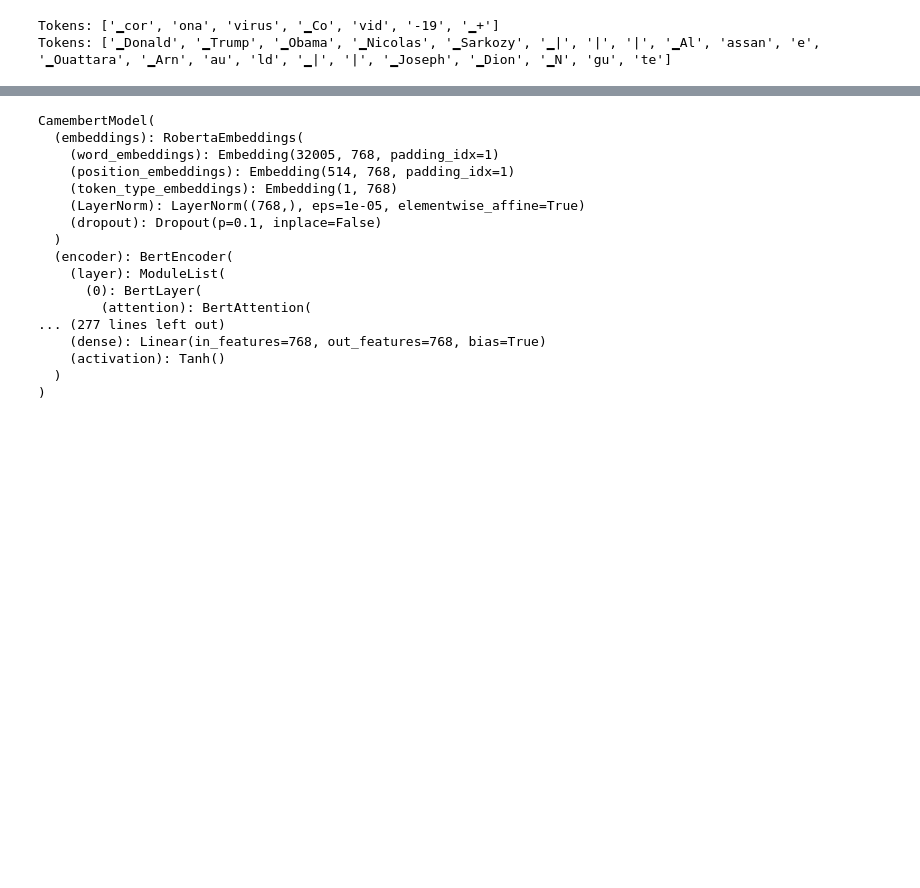
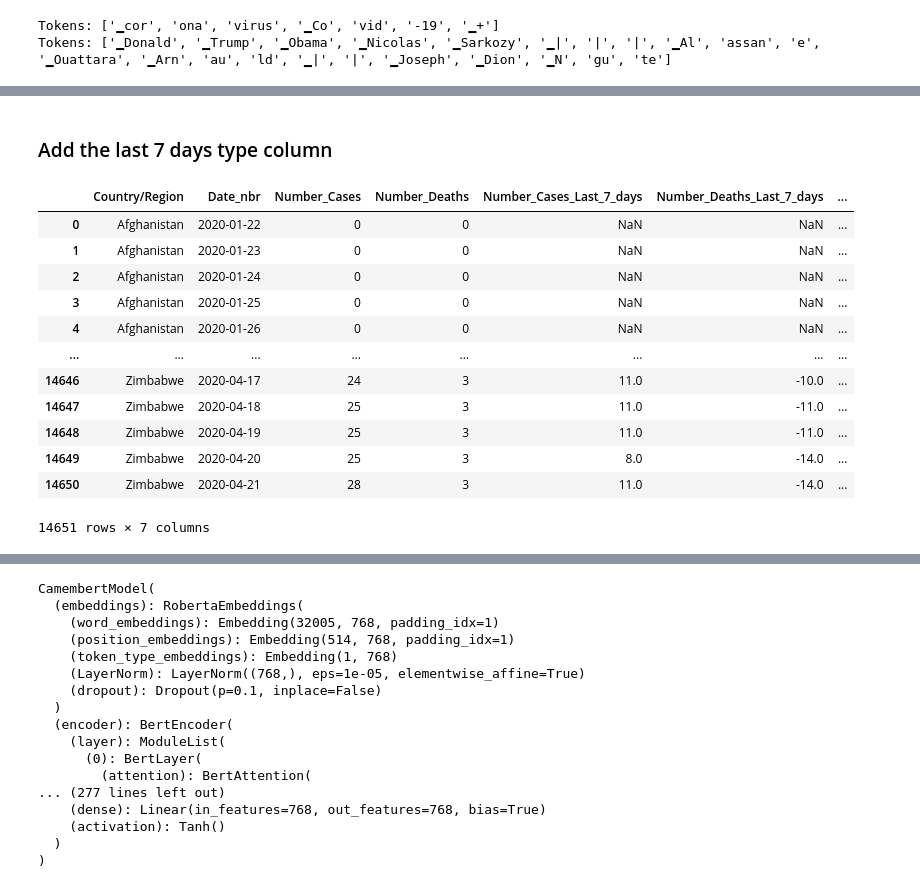
Before and after one commit to tguens/risk_analysis_covid, a Jupyter notebook: notebooks/clean_and_save_text.ipynb, the cells around one changed output, grey strips where cells are left out. Saved outputs shown, nothing was run; the diff lists cells and outputs as text; code cells hidden in the pictures; blank space fills up the shorter version.

```diff
--- a/notebooks/clean_and_save_text.ipynb
+++ b/notebooks/clean_and_save_text.ipynb
@@ -86,0 +184,4 @@ all_df["text"].iloc[id_]
+# %%
+df_deaths=df_deaths.rename(columns={0:'Number_Deaths','level_1':'Date_nbr'})
+df_cases=df_cases.rename(columns={0:'Number_Cases','level_1':'Date_nbr'})
+df_cases
@@ -86,0 +204,3 @@ all_df["text"].iloc[id_]
+# %%
+df_cases["Date_nbr"]=df_cases.Date_nbr.apply(lambda x: datetime.datetime.strptime(x, '%m/%d/%y').date())
+df_deaths["Date_nbr"]=df_deaths.Date_nbr.apply(lambda x: datetime.datetime.strptime(x, '%m/%d/%y').date())
@@ -86,0 +209,3 @@ all_df["text"].iloc[id_]
+# %%
+df_deaths_and_cases=df_cases.merge(df_deaths,on=["Country/Region","Date_nbr"])
+df_deaths_and_cases
@@ -86,0 +226,35 @@ all_df["text"].iloc[id_]
+# %% [markdown]
+### Add the last 7 days type column
+# %%
+#Want to sub the 7th row before and because we have all the exact same number of rowas per country
+#verify
+df_deaths_and_cases["Number_Cases_Last_7_days"],df_deaths_and_cases["Number_Deaths_Last_7_days"]=np.nan,np.nan
+for country in df_deaths_and_cases["Country/Region"].unique():
+    df_c=df_deaths_and_cases[df_deaths_and_cases["Country/Region"]==country]
+    indexes_=df_c.index
+    to_substract_cases=df_c["Number_Cases"].loc[indexes_[:-7]]
+    to_substract_cases.index=indexes_[7:]
+    to_substract_deaths=df_c["Number_Cases"].loc[indexes_[:-7]]
+    to_substract_deaths.index=indexes_[7:]
+    df_deaths_and_cases.loc[indexes_[7:],["Number_Cases_Last_7_days"]]=df_c["Number_Cases"].loc[indexes_[7:]]-to_substract_cases
+    df_deaths_and_cases.loc[indexes_[7:],["Number_Deaths_Last_7_days"]]=df_c["Number_Deaths"].loc[indexes_[7:]]-to_substract_deaths
+# %%
+# add population number
+df_population=pd.read_csv("../data/Population_countries.csv")
+df_population=df_population[["Country Name",'2018']].rename(columns={"Country Name":"Country/Region","2018":'Population'})
+df_deaths_and_cases=df_deaths_and_cases.merge(df_population,on=["Country/Region"])
+df_deaths_and_cases
+# %% [output]
+|  | Country/Region | Date_nbr | Number_Cases | Number_Deaths | Number_Cases_Last_7_days | Number_Deaths_Last_7_days | ... |
+| 0 | Afghanistan | 2020-01-22 | 0 | 0 | NaN | NaN | ... |
+| 1 | Afghanistan | 2020-01-23 | 0 | 0 | NaN | NaN | ... |
+| 2 | Afghanistan | 2020-01-24 | 0 | 0 | NaN | NaN | ... |
+| 3 | Afghanistan | 2020-01-25 | 0 | 0 | NaN | NaN | ... |
+| 4 | Afghanistan | 2020-01-26 | 0 | 0 | NaN | NaN | ... |
+| ... | ... | ... | ... | ... | ... | ... | ... |
+| 14646 | Zimbabwe | 2020-04-17 | 24 | 3 | 11.0 | -10.0 | ... |
+| 14647 | Zimbabwe | 2020-04-18 | 25 | 3 | 11.0 | -11.0 | ... |
+| 14648 | Zimbabwe | 2020-04-19 | 25 | 3 | 11.0 | -11.0 | ... |
+| 14649 | Zimbabwe | 2020-04-20 | 25 | 3 | 8.0 | -14.0 | ... |
+| 14650 | Zimbabwe | 2020-04-21 | 28 | 3 | 11.0 | -14.0 | ... |
+14651 rows × 7 columns
```
Also changed, not shown: parts of 37 cells of this notebook, 3 other files.
